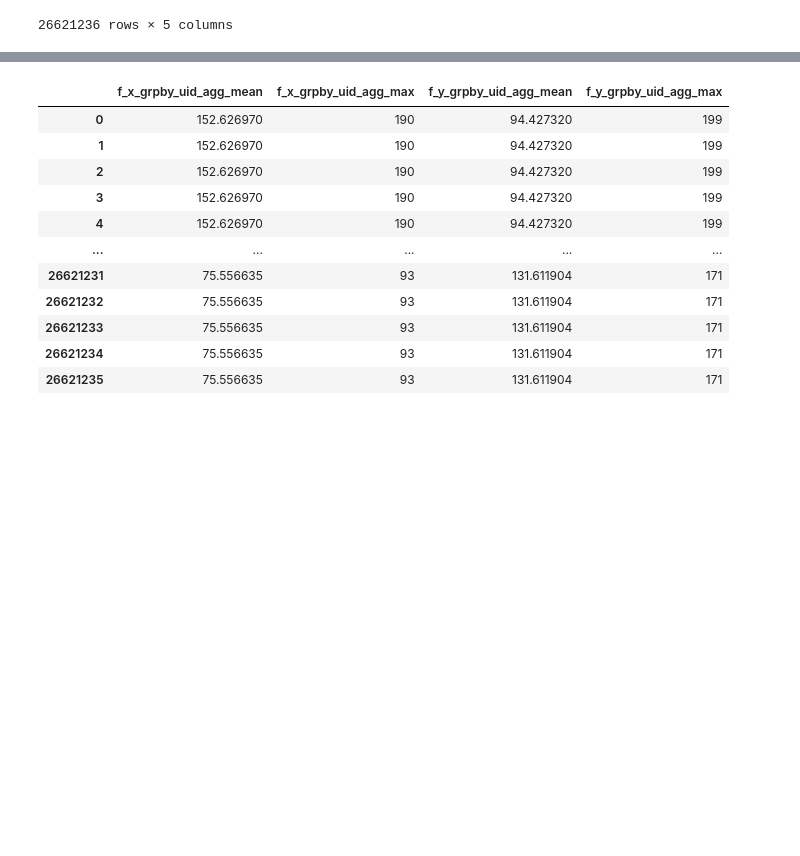
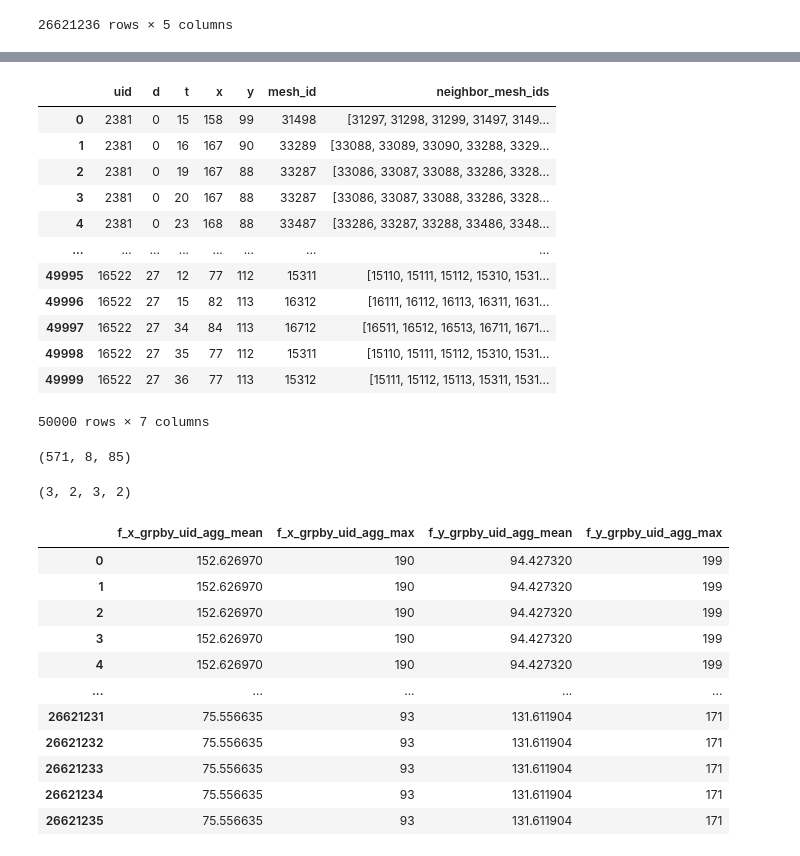
Before and after one commit to osushinekotan/HuMob-Challenge-2023, a Jupyter notebook: notebooks/memo.ipynb, the cells around one changed output, grey strips where cells are left out. Cells and saved outputs as stored; diff of their text form; code cells hidden in the pictures; blank space fills up the shorter version.

```diff
--- a/notebooks/memo.ipynb
+++ b/notebooks/memo.ipynb
@@ -34,7 +36,7 @@ task_df
 # %%
 x = list(range(1, 201))
 y = list(range(1, 201))
-pd.DataFrame(
+mesh_map_df = pd.DataFrame(
     {
         "x": np.repeat(x, len(x)),
         "y": np.tile(y, len(y)),
@@ -105,0 +101,13 @@ print(np.nonzero(adj_matrix_kth[1])[0])  # 0番のIDの隣接IDを表示
+# %%
+def get_neighbor_mesh_id(mesh_id, adj_matrix, padding_value=-1, max_neighbor_num=8):
+    neighbor_mesh_ids = np.nonzero(adj_matrix[mesh_id])[0].tolist()
+    if (d := max_neighbor_num - len(neighbor_mesh_ids)) > 0:
+        return neighbor_mesh_ids + [padding_value] * d
+    return neighbor_mesh_ids
+
+
+mesh_map_df["neighbor_mesh_ids"] = mesh_map_df["mesh_id"].progress_apply(
+    lambda m: get_neighbor_mesh_id(m, adj_matrix)
+)
+df = task_df.head(50000).copy()
+mesh_map_df
@@ -105,0 +128,17 @@ print(np.nonzero(adj_matrix_kth[1])[0])  # 0番のIDの隣接IDを表示
+# %%
+merged_df = pd.merge(df, mesh_map_df, how="left", on=["x", "y"])
+merged_df
+# %% [output]
+|  | uid | d | t | x | y | mesh_id | neighbor_mesh_ids |
+| 0 | 2381 | 0 | 15 | 158 | 99 | 31498 | [31297, 31298, 31299, 31497, 3149... |
+| 1 | 2381 | 0 | 16 | 167 | 90 | 33289 | [33088, 33089, 33090, 33288, 3329... |
+| 2 | 2381 | 0 | 19 | 167 | 88 | 33287 | [33086, 33087, 33088, 33286, 3328... |
+| 3 | 2381 | 0 | 20 | 167 | 88 | 33287 | [33086, 33087, 33088, 33286, 3328... |
+| 4 | 2381 | 0 | 23 | 168 | 88 | 33487 | [33286, 33287, 33288, 33486, 3348... |
+| ... | ... | ... | ... | ... | ... | ... | ... |
+| 49995 | 16522 | 27 | 12 | 77 | 112 | 15311 | [15110, 15111, 15112, 15310, 1531... |
+| 49996 | 16522 | 27 | 15 | 82 | 113 | 16312 | [16111, 16112, 16113, 16311, 1631... |
+| 49997 | 16522 | 27 | 34 | 84 | 113 | 16712 | [16511, 16512, 16513, 16711, 1671... |
+| 49998 | 16522 | 27 | 35 | 77 | 112 | 15311 | [15110, 15111, 15112, 15310, 1531... |
+| 49999 | 16522 | 27 | 36 | 77 | 113 | 15312 | [15111, 15112, 15113, 15311, 1531... |
+50000 rows × 7 columns
@@ -106,3 +164,24 @@ print(np.nonzero(adj_matrix_kth[1])[0])  # 0番のIDの隣接IDを表示
+# %%
+s = sequences[0]
+s.shape
+# %% [output]
+(571, 8, 85)
+# %%
+import numpy as np
+
+# 仮のデータ
+neighbor_node_mtx = np.array(
+    [[[0, 1, 1], [2, 3, 1]], [[1, 2, 1], [0, 3, 1]], [[1, 2, 1], [0, 3, 1]]]
+)  # shape: (2, 2, 2)
+node_feature = np.array(
+    [[0.1, 0.2], [0.3, 0.4], [0.5, 0.6], [0.7, 0.8]]
+)  # shape: (4, 2)
+
+result = node_feature[neighbor_node_mtx]
+
+print(result.shape)
+# %% [output]
+(3, 2, 3, 2)
 # %%
 class GroupedSimpleFeatureExtoractor:
     def __init__(self, group_key, group_values, agg_methods):
```
Also changed, not shown: parts of 9 cells of this notebook.
